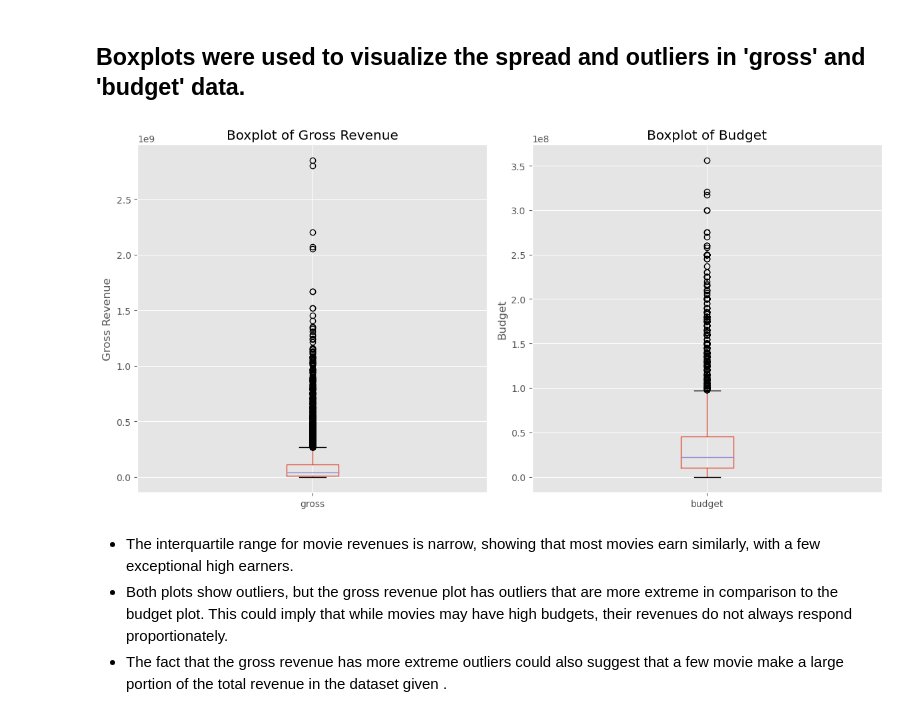
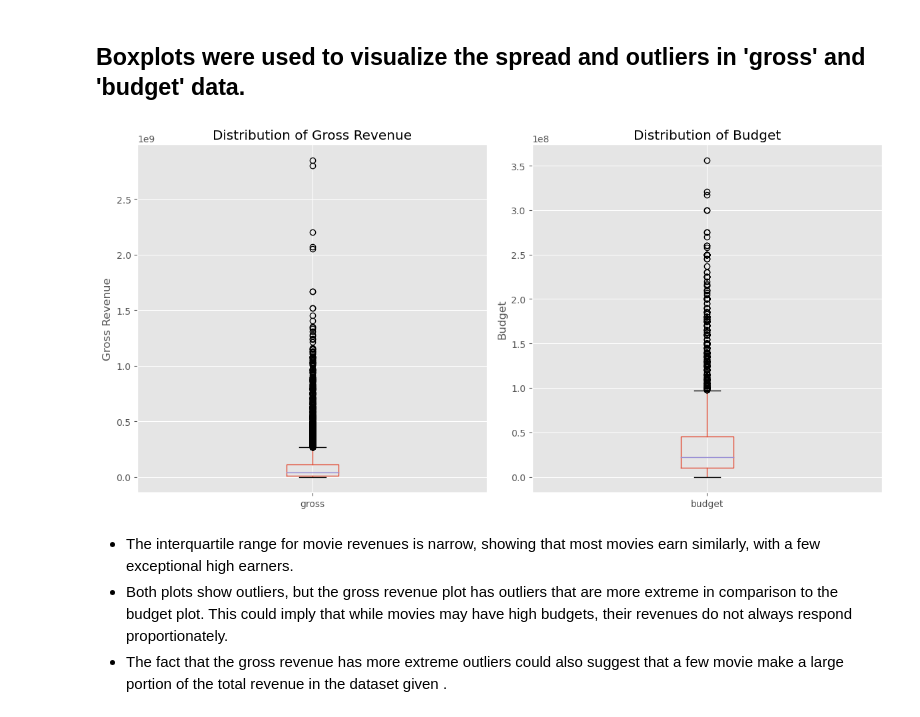
Before and after one commit to Alerdo/Data-Analysis-Daily, a Jupyter notebook: Project_2 Correlation_Python/Movies_Analysis.ipynb, the cells around one changed output. Drawn from its saved outputs; the diff is of its cells as text; code cells hidden in the pictures.

```diff
--- a/Project_2 Correlation_Python/Movies_Analysis.ipynb
+++ b/Project_2 Correlation_Python/Movies_Analysis.ipynb
@@ -108,23 +108,23 @@ df.sort_values(by=['gross'], inplace=False, ascending=False)
 # %%
 #Below we can see many outliers on the distribution of the gross and the budget
 
 fig, axes = plt.subplots(nrows=1, ncols=2, figsize=(12, 6))
 
 # Boxplot for 'gross'
 df.boxplot(column=['gross'], ax=axes[0])
-axes[0].set_title('Boxplot of Gross Revenue')
+axes[0].set_title('Distribution of Gross Revenue')
 axes[0].set_ylabel('Gross Revenue')
 
 # Boxplot for 'budget'
 df.boxplot(column=['budget'], ax=axes[1])
-axes[1].set_title('Boxplot of Budget')
+axes[1].set_title('Distribution of Budget')
 axes[1].set_ylabel('Budget')
 
 # Display the boxplots
 plt.tight_layout()
 plt.show()
 # %% [output]
-[figure, old version]
+[figure, new version]
 # %% [markdown]
 - The interquartile range for movie revenues is narrow, showing that most movies earn similarly, with a few exceptional high earners.
 - Both plots show outliers, but the gross revenue plot has outliers that are more extreme in comparison to the budget plot. This could imply that while movies may have high budgets, their revenues do not always respond proportionately.
```
Also changed, not shown: parts of 5 cells of this notebook.
